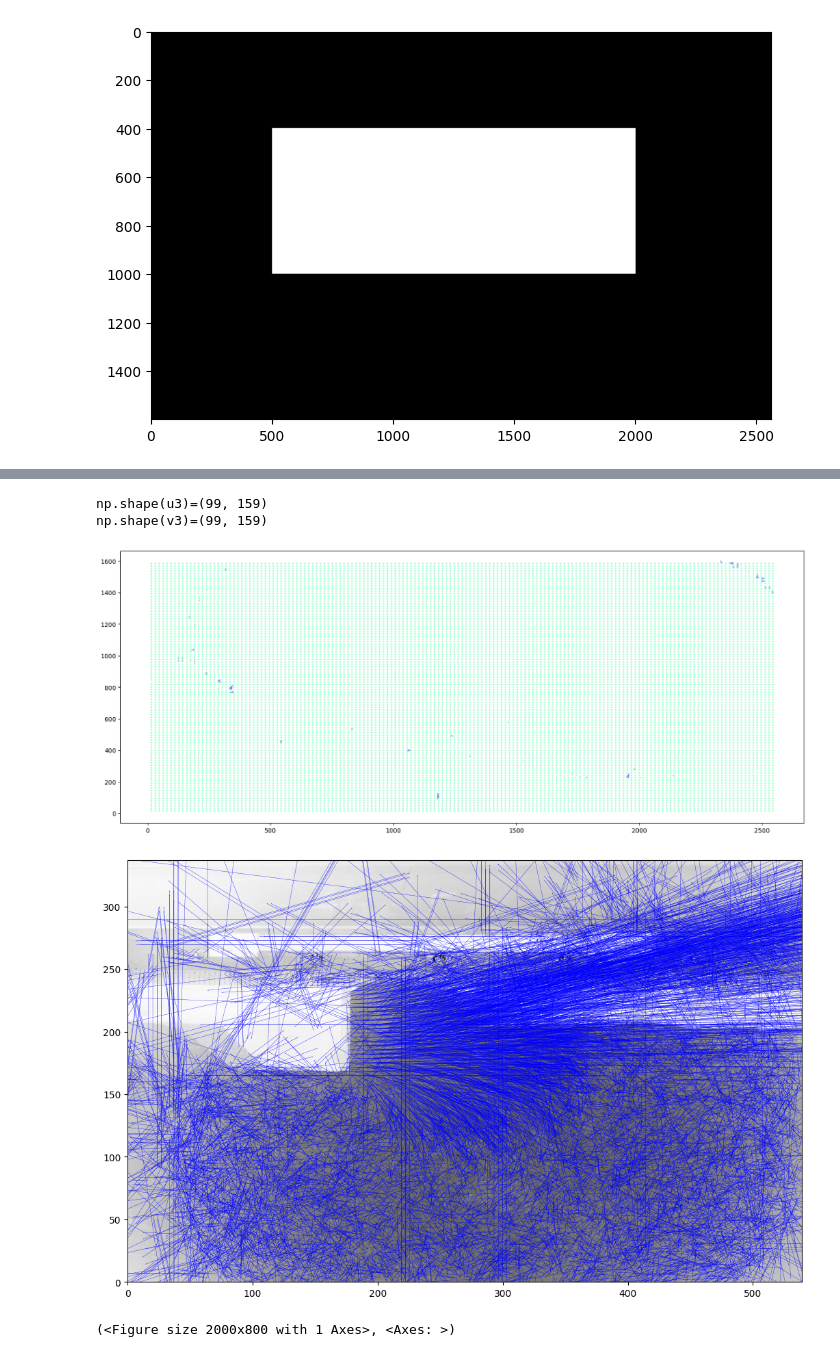
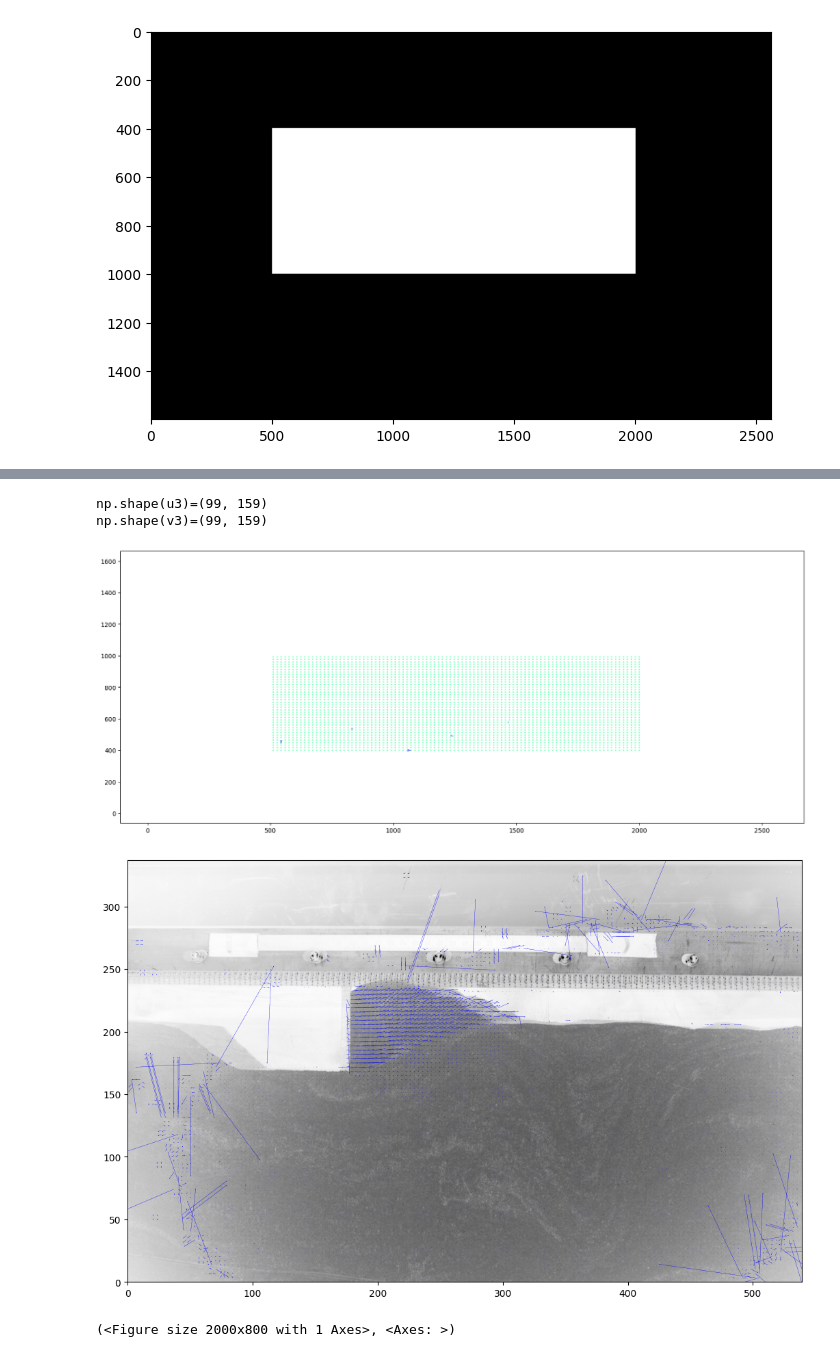
Before and after one commit to adamkolusz/slope-finder, a Jupyter notebook: src/piv.ipynb, the cells around one changed output, grey strips where cells are left out. Saved outputs shown, nothing was run; the diff lists cells and outputs as text; code cells hidden in the pictures.

```diff
--- a/src/piv.ipynb
+++ b/src/piv.ipynb
@@ -141,7 +141,9 @@ print(f"{np.shape(v3)=}")
 plt.figure(figsize=(20, 8))
 # cp = plt.contourf(u3, v3, vorticity)
 # cb = plt.colorbar(cp)
-Q = plt.quiver(x, y, u3, v3, u3**2+v3**2, scale=100000, alpha=0.5, cmap="winter_r")
+# masked_u=np.ma.masked_array(u3,mask=grid_mask)
+# masked_v=np.ma.masked_array(v3,mask=grid_mask)
+Q = plt.quiver(x, y, masked_u, masked_v, u3**2+v3**2, scale=100000, alpha=0.5, cmap="winter_r")
 # plt.scatter(x, y, u3, marker="s")
 # cb=fig.colorbar(Q,orientation='horizontal') cb.set_label('velocity')
 
@@ -152,19 +154,19 @@ plt.show()
 # %% [output]
 np.shape(u3)=(99, 159)
 np.shape(v3)=(99, 159)
-[figure, old version]
+[figure, new version]
 # %%
 fig, ax = plt.subplots(figsize=(20, 8))
 pivtools.display_vector_field(
     pathlib.Path("../config/exp1_001.txt"),
     ax=ax,
     scaling_factor=4.75,
-    scale=50,  # scale defines here the arrow length
+    scale=5000,  # scale defines here the arrow length
     width=0.00035,  # width is the thickness of the arrow
     on_img=True,  # overlay on the image
     image_name="../img/piv/4238_1224.tif",
     show_invalid=False,
 )
 # %% [output]
-[figure, old version]
+[figure, new version]
 (<Figure size 2000x800 with 1 Axes>, <Axes: >)
```
Also changed, not shown: parts of 2 cells of this notebook, 4 other files.
